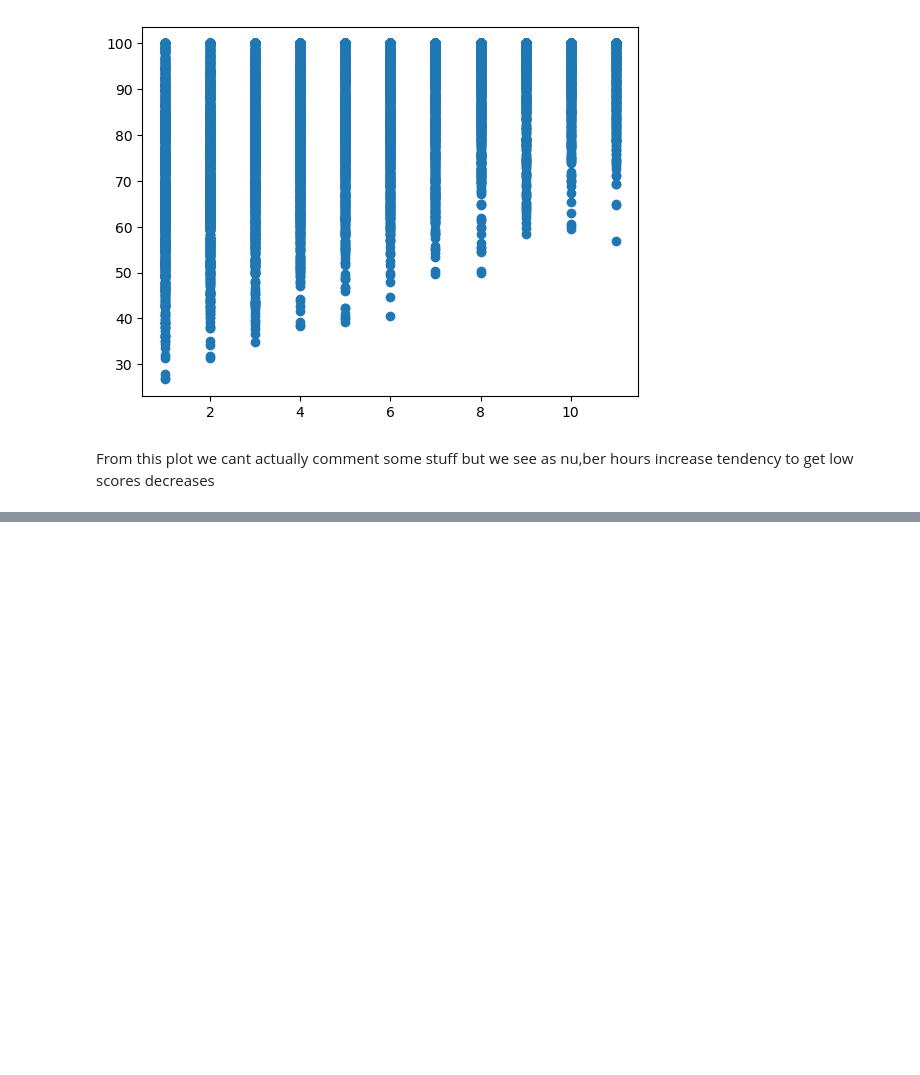
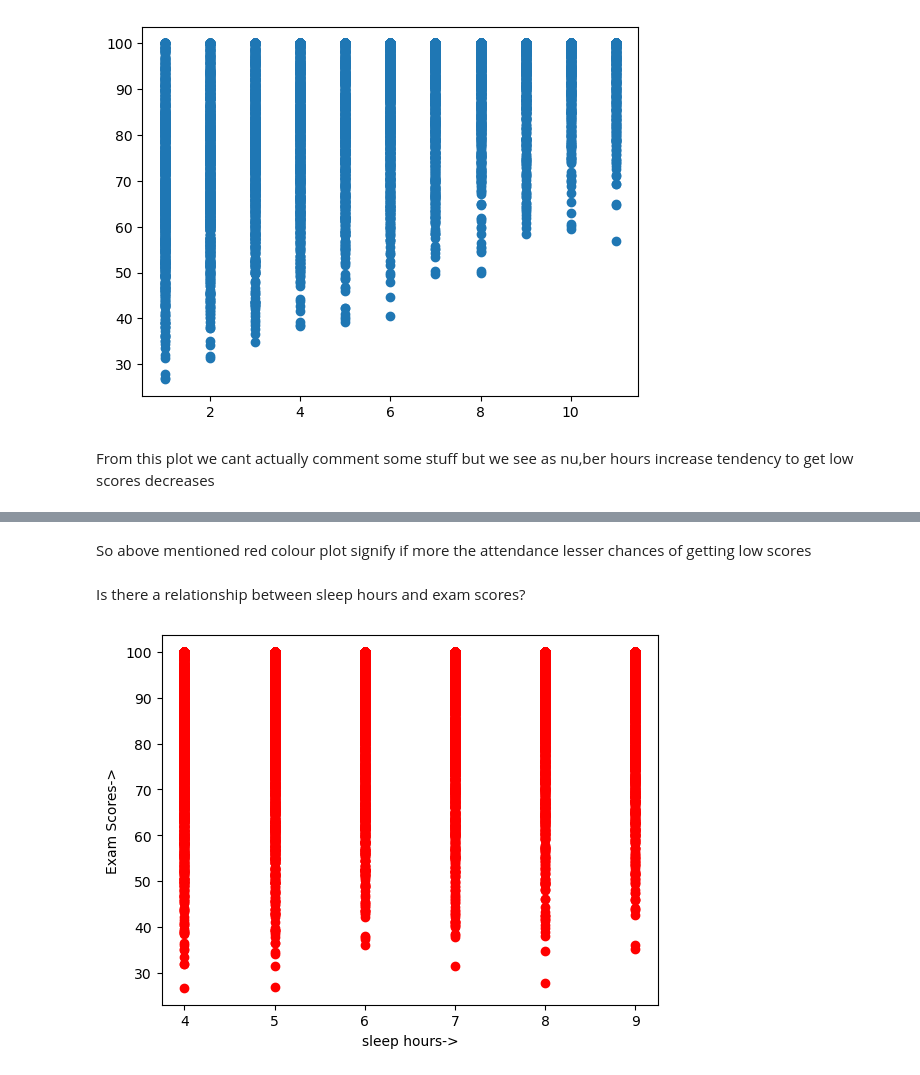
Before and after one commit to thedhawalpanchamiya/data-visualization, a Jupyter notebook: Mathplotlib_work.ipynb, the cells around one changed output, grey strips where cells are left out. Drawn from its saved outputs; the diff is of its cells as text; code cells hidden in the pictures; blank space fills up the shorter version.

```diff
--- a/Mathplotlib_work.ipynb
+++ b/Mathplotlib_work.ipynb
@@ -64,0 +75,11 @@ From this plot we cant actually comment some stuff but we see as nu,ber hours in
+# %% [markdown]
+So above mentioned red colour plot signify if more the attendance lesser chances of getting low scores
+# %% [markdown]
+Is there a relationship between sleep hours and exam scores?
+# %%
+plt.scatter(data = data, x = 'sleep_hours', y = 'exam_score',color= 'red')
+plt.xlabel('sleep hours->')
+plt.ylabel('Exam Scores->')
+plt.show()
+# %% [output]
+[figure, added]
```
Also changed, not shown: parts of 14 cells of this notebook.
